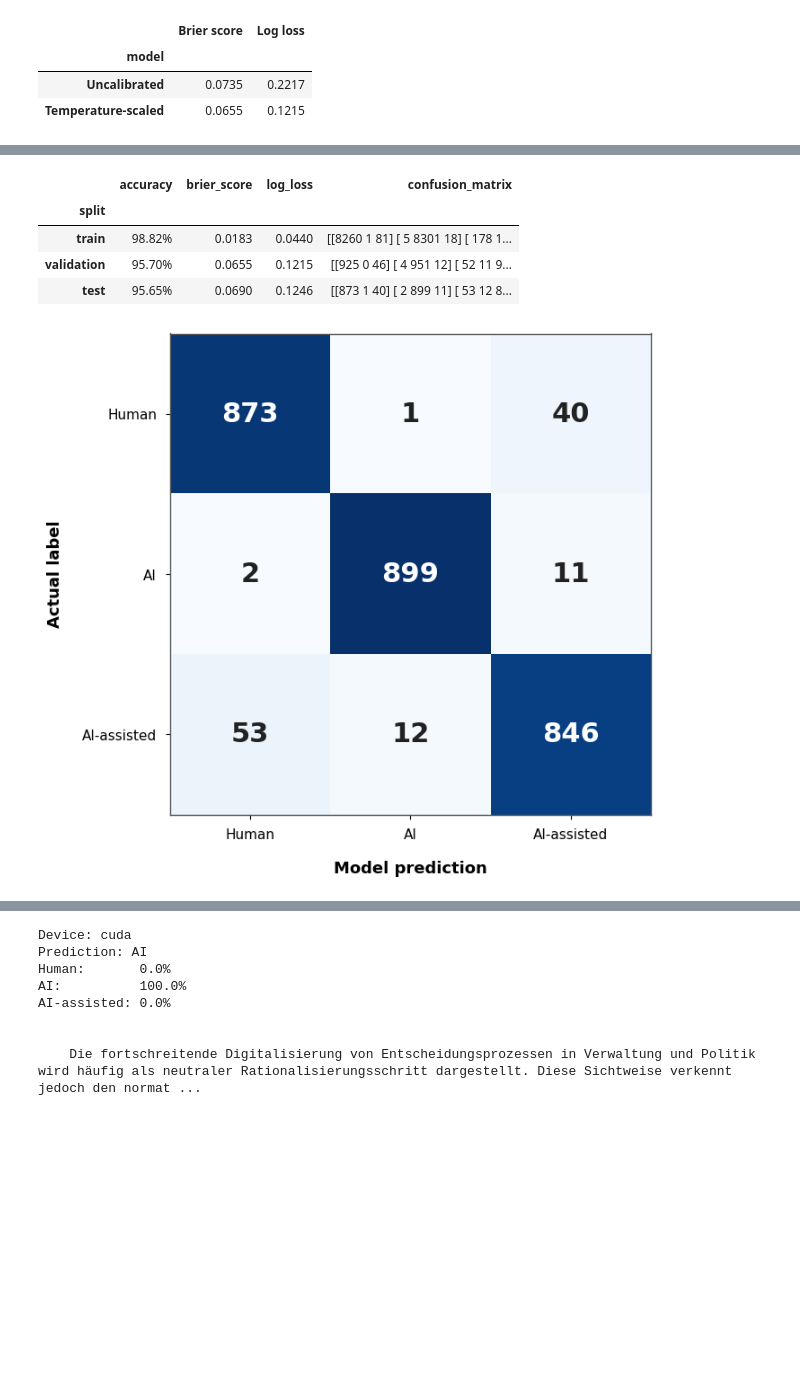
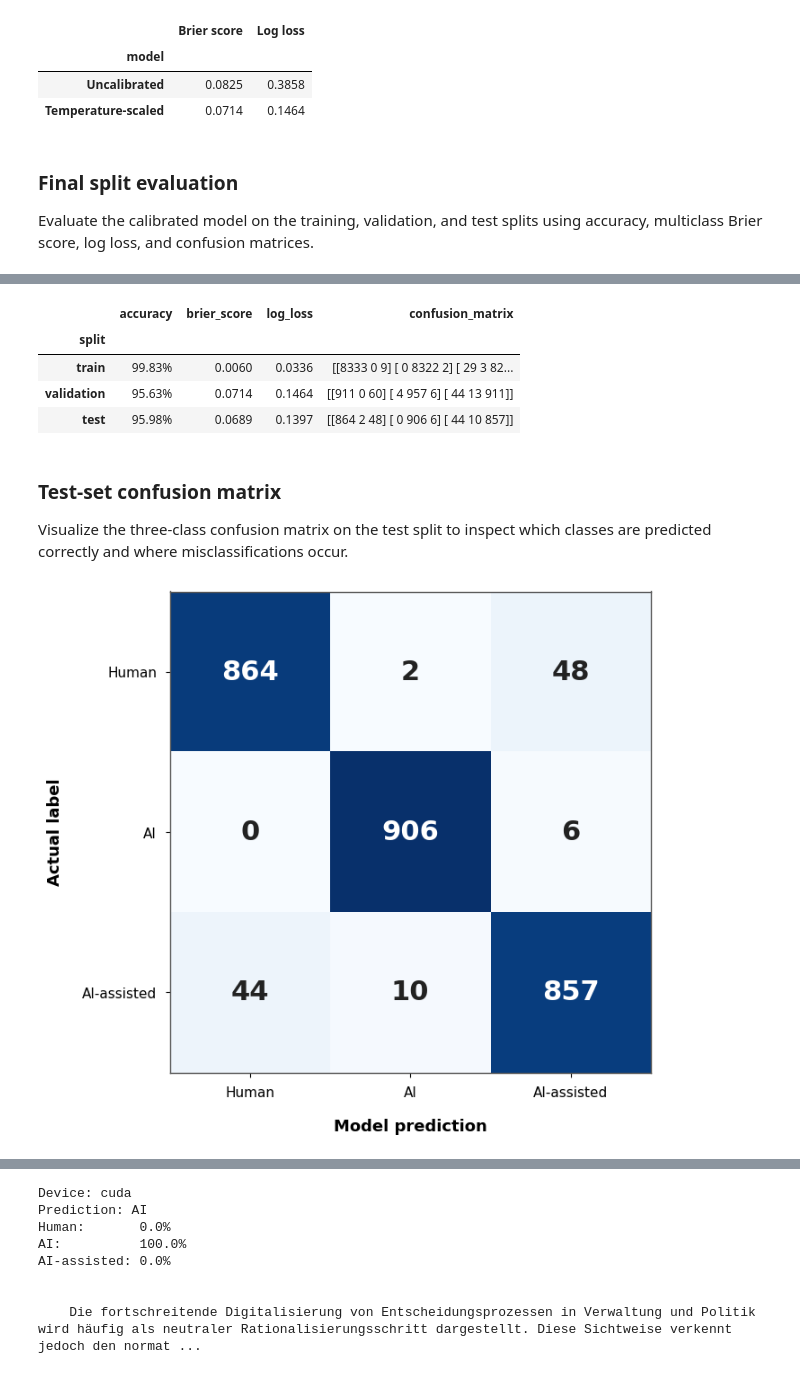
Before and after one commit to HassanHijaze/german-ai-text-detector-from-scratch, a Jupyter notebook: mmBERT_small/mmBERT_small.ipynb, the cells around one changed output, grey strips where cells are left out. Saved outputs shown, nothing was run; the diff lists cells and outputs as text; code cells hidden in the pictures; blank space fills up the shorter version.

```diff
--- a/mmBERT_small/mmBERT_small.ipynb
+++ b/mmBERT_small/mmBERT_small.ipynb
@@ -147,4 +160,20 @@ BF16: True
 # %%
+def compute_metrics(eval_pred):
+    logits, labels = eval_pred
+
+    predictions = np.argmax(
+        logits,
+        axis=1,
+    )
+
+    return {
+        "accuracy": accuracy_score(
+            labels,
+            predictions,
+        )
+    }
+
+
 training_args = TrainingArguments(
     output_dir="checkpoints-mmbert-small",
 
@@ -153,7 +182,7 @@ training_args = TrainingArguments(
     per_device_train_batch_size=8,
     per_device_eval_batch_size=16,
 
-    num_train_epochs=5,
+    num_train_epochs=3,
 
     weight_decay=0.01,
     warmup_steps=235,
@@ -421,8 +427,13 @@ calibration_comparison.style.format(
 # %% [output]
 |  | Brier score | Log loss |
 | model |  |  |
-| Uncalibrated | 0.0735 | 0.2217 |
-| Temperature-scaled | 0.0655 | 0.1215 |
+| Uncalibrated | 0.0825 | 0.3858 |
+| Temperature-scaled | 0.0714 | 0.1464 |
+# %% [markdown]
+### Final split evaluation
+
+Evaluate the calibrated model on the training, validation, and test splits using
+accuracy, multiclass Brier score, log loss, and confusion matrices.
 # %%
 split_logits = {
     "validation": validation_logits
@@ -438,23 +449,7 @@ for split_name in ("train", "test"):
     )
 
 
-def multiclass_brier_score(
-    y_true,
-    probabilities,
-    n_classes=3,
-):
-    y_onehot = np.eye(n_classes)[y_true]
-
-    return np.mean(
-        np.sum(
-            (probabilities - y_onehot) ** 2,
-            axis=1,
-        )
-    )
-
-
 def evaluate_split(split_name):
-
     y_true = np.asarray(
         dataset[split_name]["label"],
         dtype=np.int64,
@@ -493,41 +488,42 @@ def evaluate_split(split_name):
             y_true,
             probabilities,
             labels=[0, 1, 2],
         ),
 
         "confusion_matrix": cm,
     }
 
 
 evaluation = pd.DataFrame(
     [
         evaluate_split("train"),
         evaluate_split("validation"),
         evaluate_split("test"),
     ]
 ).set_index("split")
 
 
 evaluation.style.format(
     {
         "accuracy": "{:.2%}",
         "brier_score": "{:.4f}",
         "log_loss": "{:.4f}",
     }
 )
 # %% [output]
 [interactive output not drawn]
 [interactive output not drawn]
 |  | accuracy | brier_score | log_loss | confusion_matrix |
 | split |  |  |  |  |
-| train | 98.82% | 0.0183 | 0.0440 | [[8260 1 81] [ 5 8301 18] [ 178 1... |
-| validation | 95.70% | 0.0655 | 0.1215 | [[925 0 46] [ 4 951 12] [ 52 11 9... |
-| test | 95.65% | 0.0690 | 0.1246 | [[873 1 40] [ 2 899 11] [ 53 12 8... |
+| train | 99.83% | 0.0060 | 0.0336 | [[8333 0 9] [ 0 8322 2] [ 29 3 82... |
+| validation | 95.63% | 0.0714 | 0.1464 | [[911 0 60] [ 4 957 6] [ 44 13 911]] |
+| test | 95.98% | 0.0689 | 0.1397 | [[864 2 48] [ 0 906 6] [ 44 10 857]] |
+# %% [markdown]
+### Test-set confusion matrix
+
+Visualize the three-class confusion matrix on the test split to inspect which
+classes are predicted correctly and where misclassifications occur.
 # %%
-import matplotlib.pyplot as plt
-import numpy as np
-from sklearn.metrics import confusion_matrix
-
 y_test = np.asarray(
     dataset["test"]["label"],
     dtype=np.int64,
@@ -628,4 +624,4 @@ plt.savefig(
 
 plt.show()
 # %% [output]
-[figure, old version]
+[figure, new version]
```
Also changed, not shown: parts of 38 cells of this notebook, 2 other files.
